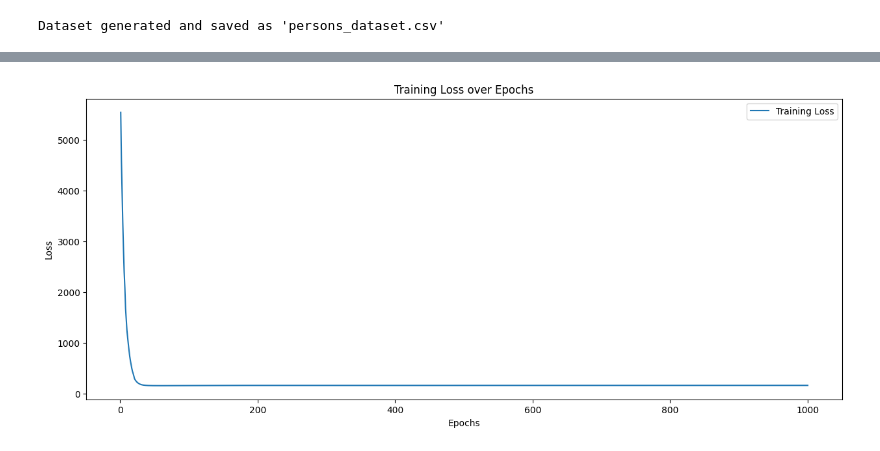
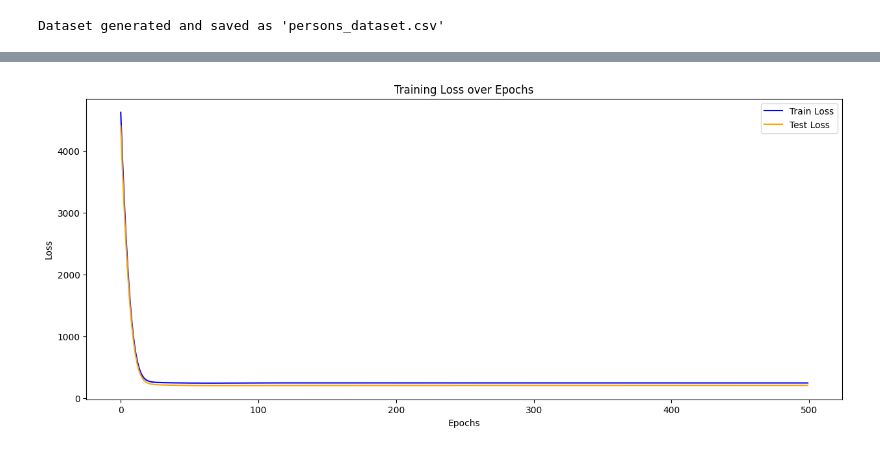
Before and after one commit to PeihPeih/Assign-5, a Jupyter notebook: C1/c1.ipynb, the cells around one changed output, grey strips where cells are left out. Drawn from its saved outputs; the diff is of its cells as text; code cells hidden in the pictures.

```diff
--- a/C1/c1.ipynb
+++ b/C1/c1.ipynb
@@ -180,8 +221,0 @@ array(['graphic designer', 'musician', 'firefighter', ..., 'lawyer',
-# %%
-lb = LabelEncoder()
-lb.fit(df['Job'].values)
-job_encode = lb.transform(['architect'])
-with open("./model.pkl", "rb") as f:
-    model = pickle.load(f)
-weight_predict = model.predict([[1.82, job_encode[0]]])
-weight_predict[0]
@@ -292,4 +339,7 @@ np.save('dense2_weights.npy', dense2_weights_np)
 # %%
+import tensorflow as tf
+import numpy as np
+
 class SimpleRNN:
     def __init__(self, input_size, hidden_size):
         self.hidden_size = hidden_size
@@ -320,6 +370,9 @@ model = SimpleRNN(input_size=2, hidden_size=64)
 # Instantiate optimizer
 optimizer = tf.optimizers.Adam()
 
+# Loss function
+loss_fn = tf.losses.MeanSquaredError()
+
 @tf.function
 def train_step(x, y):
     with tf.GradientTape() as tape:
@@ -329,17 +382,34 @@ def train_step(x, y):
     optimizer.apply_gradients(zip(gradients, model.trainable_variables))
     return loss
 
-X_train_dl = X_train.values.astype(np.float32).reshape(-1, 1, 2)
+# Function to calculate test loss
+@tf.function
+def test_loss(x, y):
+    predictions = model.forward(x)
+    loss = loss_fn(y, predictions)
+    return loss
+
+# Prepare the training and test data
+X_train_dl = X_train.astype(np.float32).reshape(-1, 1, 2)
+y_train_dl = y_train.values.astype(np.float32)  # Ensure y_train is properly formatted
+X_test_dl = X_test.astype(np.float32).reshape(-1, 1, 2)
+y_test_dl = y_test.values.astype(np.float32)  # Ensure y_test is properly formatted
 
 loss_values = []
+test_loss_values = []
 
-epochs = 1000
+epochs = 500
 batch_size = 32
 for epoch in range(epochs):
     for i in range(0, len(X_train_dl), batch_size):
         X_batch = X_train_dl[i:i + batch_size]
         y_batch = y_train_dl[i:i + batch_size]
         loss = train_step(X_batch, y_batch)
-    loss_values.append(loss)
-    print(f'Epoch {epoch + 1}/{epochs}, Loss: {loss.numpy()}')
+
+    # Calculate test loss
+    test_loss_value = test_loss(X_test_dl, y_test_dl).numpy()
+    loss_values.append(loss.numpy())
+    test_loss_values.append(test_loss_value)
+
+    print(f'Epoch {epoch + 1}/{epochs}, Loss: {loss.numpy()}, Test Loss: {test_loss_value}')
 # %% [output]
@@ -363,11 +433,12 @@ Epoch 1000/1000, Loss: 166.32522583007812
 # %%
 # Plotting the loss over epochs
 plt.figure(figsize=(15, 6))
-plt.plot(range(1, epochs + 1), loss_values, label='Training Loss')
+plt.plot(loss_values, label='Train Loss', color='blue')
+plt.plot(test_loss_values, label='Test Loss', color='orange')
 plt.xlabel('Epochs')
 plt.ylabel('Loss')
 plt.title('Training Loss over Epochs')
 plt.legend()
 plt.show()
 # %% [output]
-[figure, old version]
+[figure, new version]
```
Also changed, not shown: parts of 32 cells of this notebook, 3 other files.
